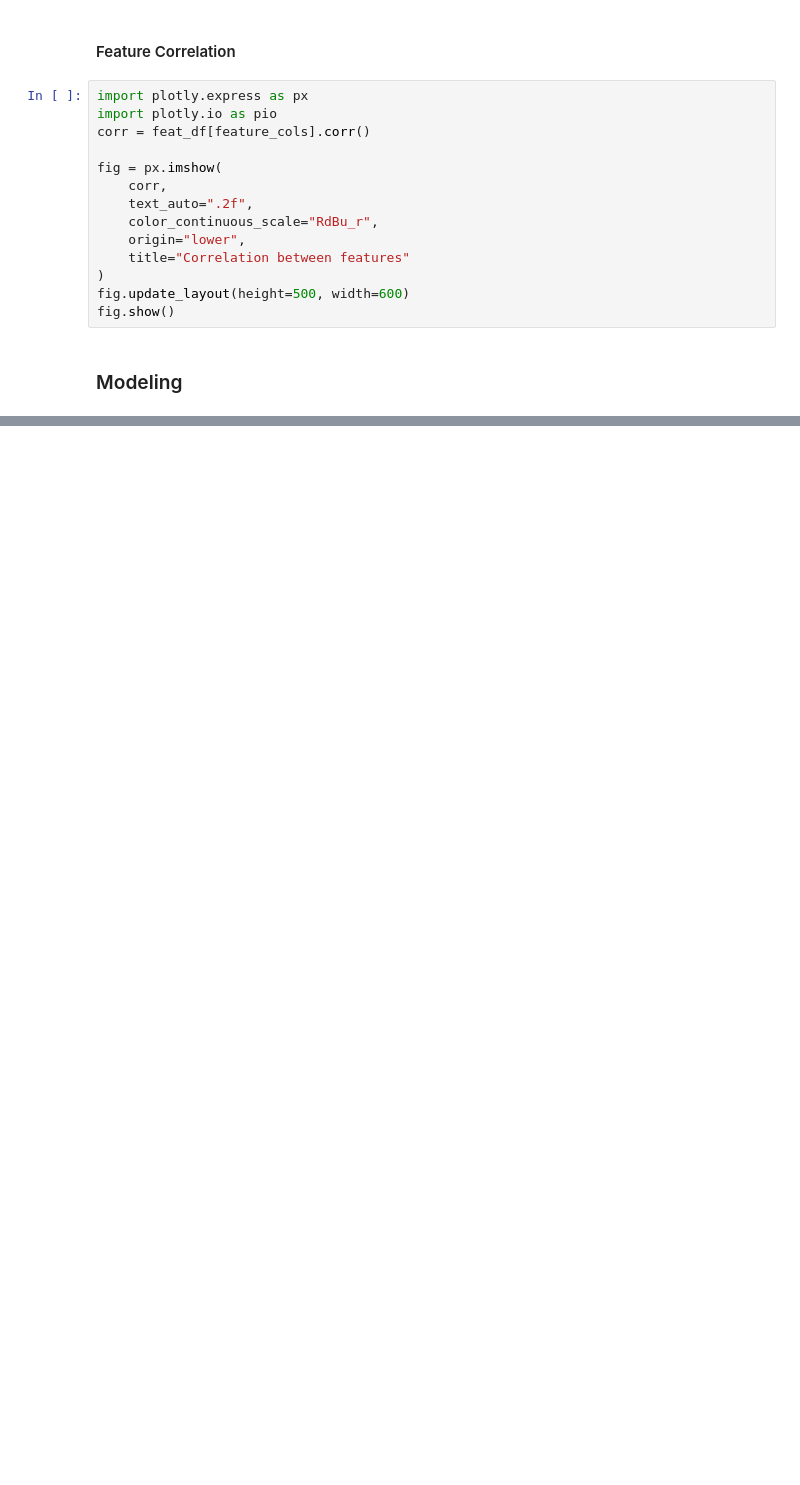
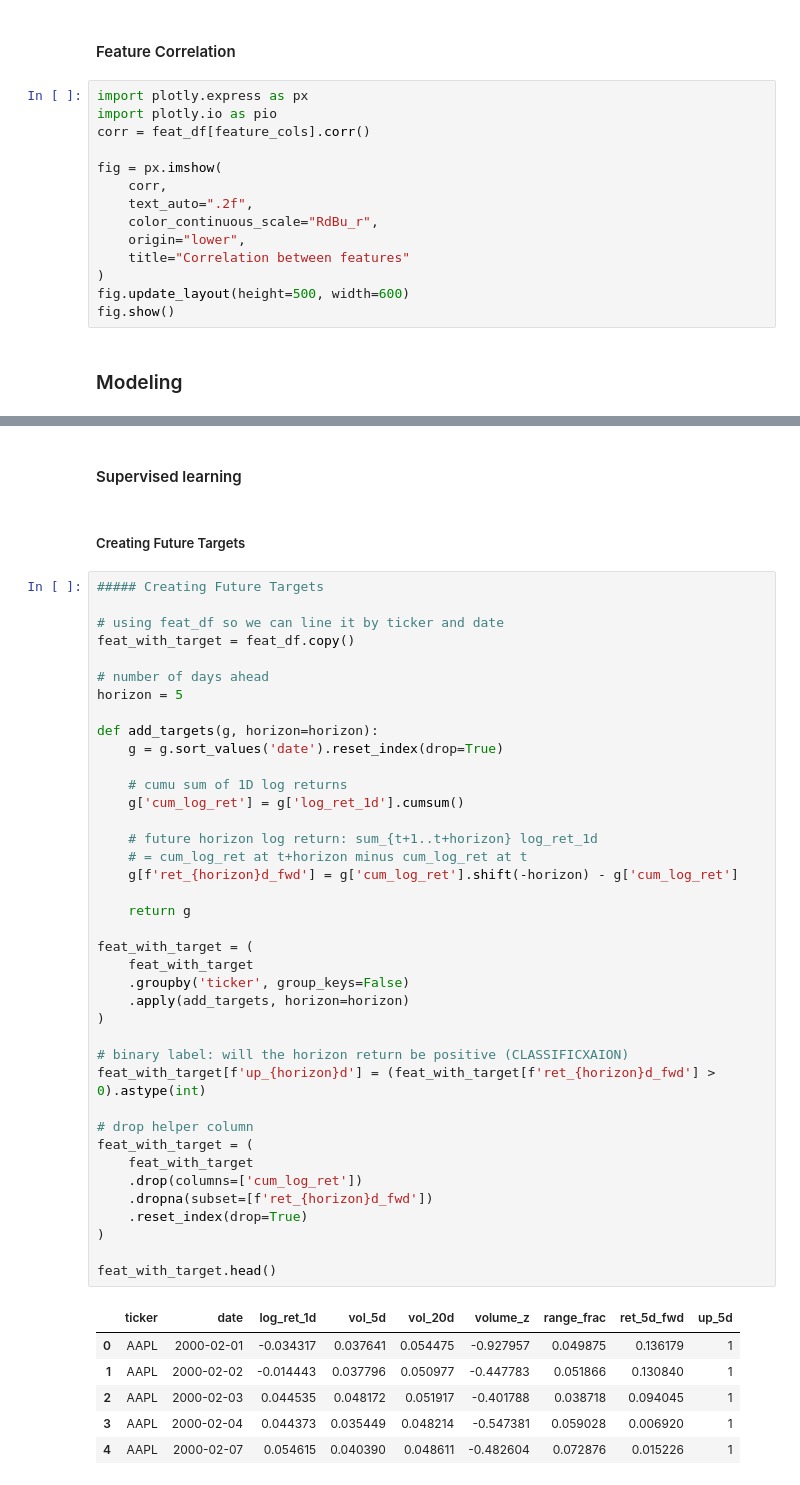
Before and after one commit to gcm107/Team-A, a Jupyter notebook: data-exploration.ipynb, the cells around one changed output, grey strips where cells are left out. Drawn from its saved outputs; the diff is of its cells as text; blank space fills up the shorter version.

Commit message:
broke Modeling section of notebook into unserpervised, supervised sections. Still working on supervised

```diff
--- a/data-exploration.ipynb
+++ b/data-exploration.ipynb
@@ -354,0 +460,50 @@ fig.show()
+# %% [markdown]
+#### Supervised learning
+# %% [markdown]
+##### Creating Future Targets
+# %%
+##### Creating Future Targets
+
+# using feat_df so we can line it by ticker and date
+feat_with_target = feat_df.copy()
+
+# number of days ahead
+horizon = 5
+
+def add_targets(g, horizon=horizon):
+    g = g.sort_values('date').reset_index(drop=True)
+
+    # cumu sum of 1D log returns
+    g['cum_log_ret'] = g['log_ret_1d'].cumsum()
+
+    # future horizon log return: sum_{t+1..t+horizon} log_ret_1d
+    # = cum_log_ret at t+horizon minus cum_log_ret at t
+    g[f'ret_{horizon}d_fwd'] = g['cum_log_ret'].shift(-horizon) - g['cum_log_ret']
+
+    return g
+
+feat_with_target = (
+    feat_with_target
+    .groupby('ticker', group_keys=False)
+    .apply(add_targets, horizon=horizon)
+)
+
+# binary label: will the horizon return be positive (CLASSIFICXAION)
+feat_with_target[f'up_{horizon}d'] = (feat_with_target[f'ret_{horizon}d_fwd'] > 0).astype(int)
+
+# drop helper column
+feat_with_target = (
+    feat_with_target
+    .drop(columns=['cum_log_ret'])
+    .dropna(subset=[f'ret_{horizon}d_fwd'])
+    .reset_index(drop=True)
+)
+
+feat_with_target.head()
+# %% [output]
+|  | ticker | date | log_ret_1d | vol_5d | vol_20d | volume_z | range_frac | ret_5d_fwd | up_5d |
+| 0 | AAPL | 2000-02-01 | -0.034317 | 0.037641 | 0.054475 | -0.927957 | 0.049875 | 0.136179 | 1 |
+| 1 | AAPL | 2000-02-02 | -0.014443 | 0.037796 | 0.050977 | -0.447783 | 0.051866 | 0.130840 | 1 |
+| 2 | AAPL | 2000-02-03 | 0.044535 | 0.048172 | 0.051917 | -0.401788 | 0.038718 | 0.094045 | 1 |
+| 3 | AAPL | 2000-02-04 | 0.044373 | 0.035449 | 0.048214 | -0.547381 | 0.059028 | 0.006920 | 1 |
+| 4 | AAPL | 2000-02-07 | 0.054615 | 0.040390 | 0.048611 | -0.482604 | 0.072876 | 0.015226 | 1 |
```
Also changed, not shown: parts of 14 cells of this notebook.
